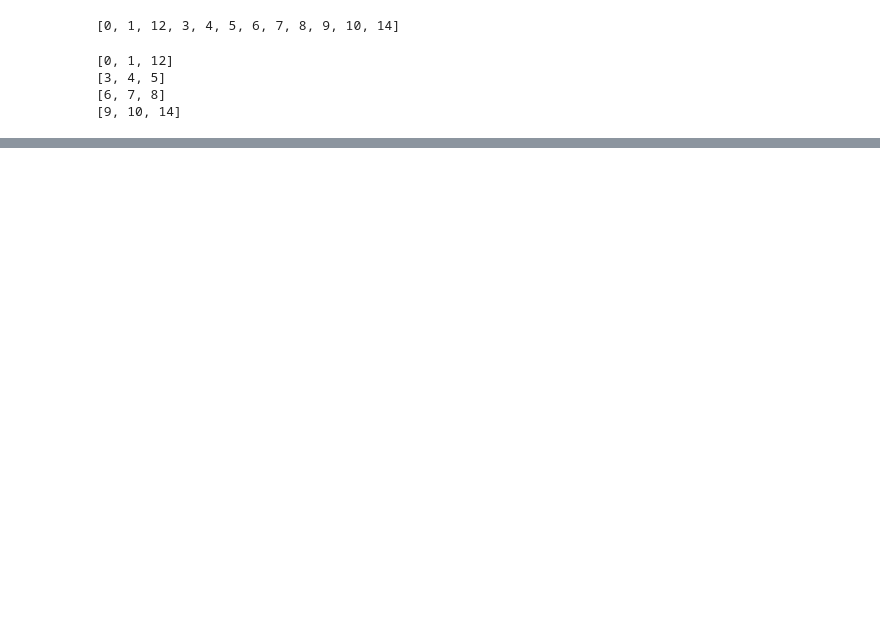
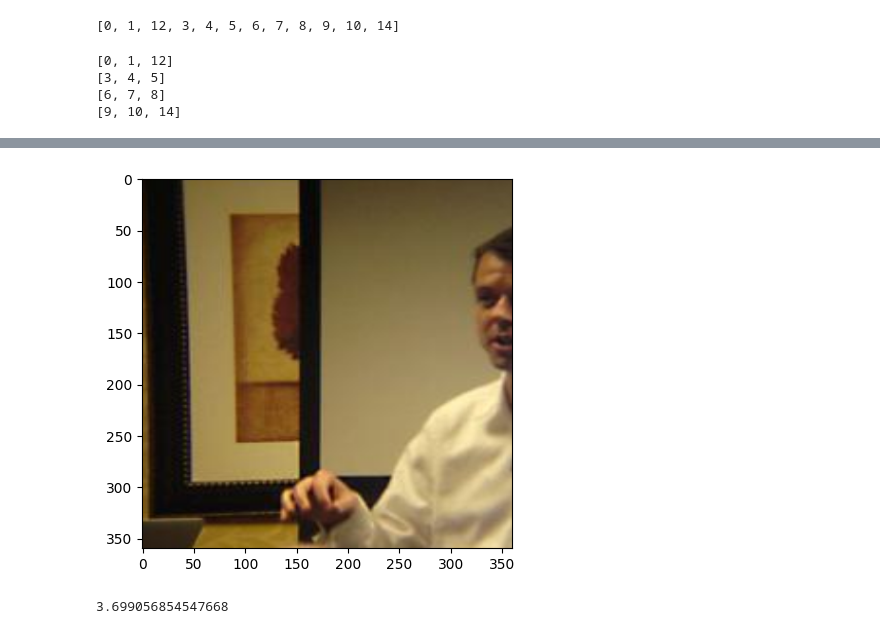
Before and after one commit to dKenez/locus-model, a Jupyter notebook: notebooks/dKenez-4.0-Data_loader_sandbox.ipynb, the cells around one changed output, grey strips where cells are left out. Drawn from its saved outputs; the diff is of its cells as text; code cells hidden in the pictures; blank space fills up the shorter version.

Commit message:
Datafetching from data using polars

```diff
--- a/notebooks/dKenez-4.0-Data_loader_sandbox.ipynb
+++ b/notebooks/dKenez-4.0-Data_loader_sandbox.ipynb
@@ -4,0 +19,3 @@ import polars as pl
+# %%
+shards_dir = PROCESSED_DATA_DIR / "LDoGI/shards"
+shards_dir
@@ -95,0 +165,6 @@ for batch in batch_indices(batch_size, indices):
+# %%
+import networkx as nx
+from locus.data.QuadTree import CellState
+
+G = nx.read_gml(PROCESSED_DATA_DIR / "LDoGI/quadtrees/qt.gml")
+active_cells = [node for node in list(G.nodes) if G.nodes[node]["state"] == CellState.ACTIVE.value]
@@ -95,0 +297,3 @@ for batch in batch_indices(batch_size, indices):
+# %%
+data_dir = PROCESSED_DATA_DIR / "LDoGI"
+ds = LDoGIDataset(data_dir, [f"shard_{i}" for i in range(142)], active_cells)
@@ -95,0 +310,9 @@ for batch in batch_indices(batch_size, indices):
+# %%
+plt.imshow(ds[120, 142, 145][0][0].permute(1, 2, 0))
+plt.show()
+# %% [output]
+[figure, added]
+# %%
+np.log10(5001)
+# %% [output]
+3.699056854547668
```
Also changed, not shown: parts of 20 cells of this notebook, 8 other files.
